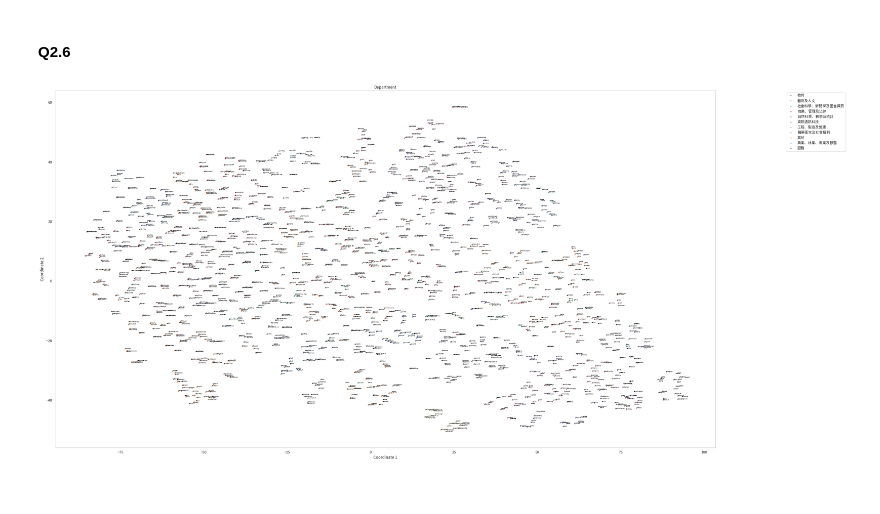
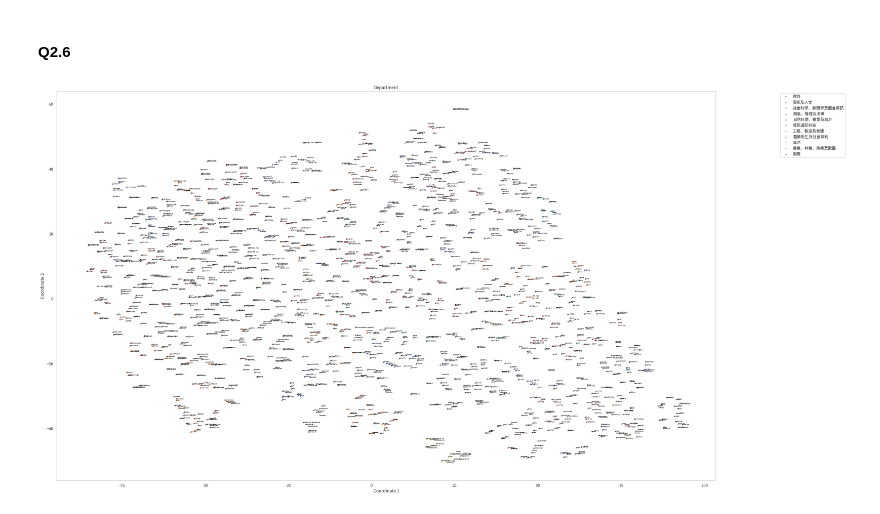
Before and after one commit to shaoyu0966/SLDL, a Jupyter notebook: hw3/hw3.ipynb, the cells around one changed output. Drawn from its saved outputs; the diff is of its cells as text; code cells hidden in the pictures.

```diff
--- a/hw3/hw3.ipynb
+++ b/hw3/hw3.ipynb
@@ -805,23 +805,23 @@ t-SNE models with Cosine and Jaccard metric show several clusters. These models
 # %%
 plt.rcParams['font.family'] = ['Noto Sans CJK JP']
 plt.rcParams['font.size'] = 3
 dep = colname_df['depname'].to_numpy()
 plt.grid(b=None)
 fig = plt.gcf()
-fig.set_size_inches(36, 20)
+fig.set_size_inches(33, 20)
 
 for c in set(category):
     x = proj_tsne_cos[(category == c), 0]
     y = proj_tsne_cos[(category == c), 1]
     plt.scatter(x, y, label=category_levels[c], s=5)
     plt.title(f'Department')
     plt.xlabel(f'Coordinate 1')
     plt.ylabel(f'Coordinate 2')
     plt.legend(loc='upper right', bbox_to_anchor=(1.2, 1))
 
     for i, txt in enumerate(dep[(category == c)]):
         plt.annotate(txt, (x[i], y[i]))
 
-fig.savefig('Q2_6.png', dpi=720)
+fig.savefig('Q2_6.png', dpi=300)
 # %% [output]
-[figure, old version]
+[figure, new version]
```
Also changed, not shown: 1 other file.
